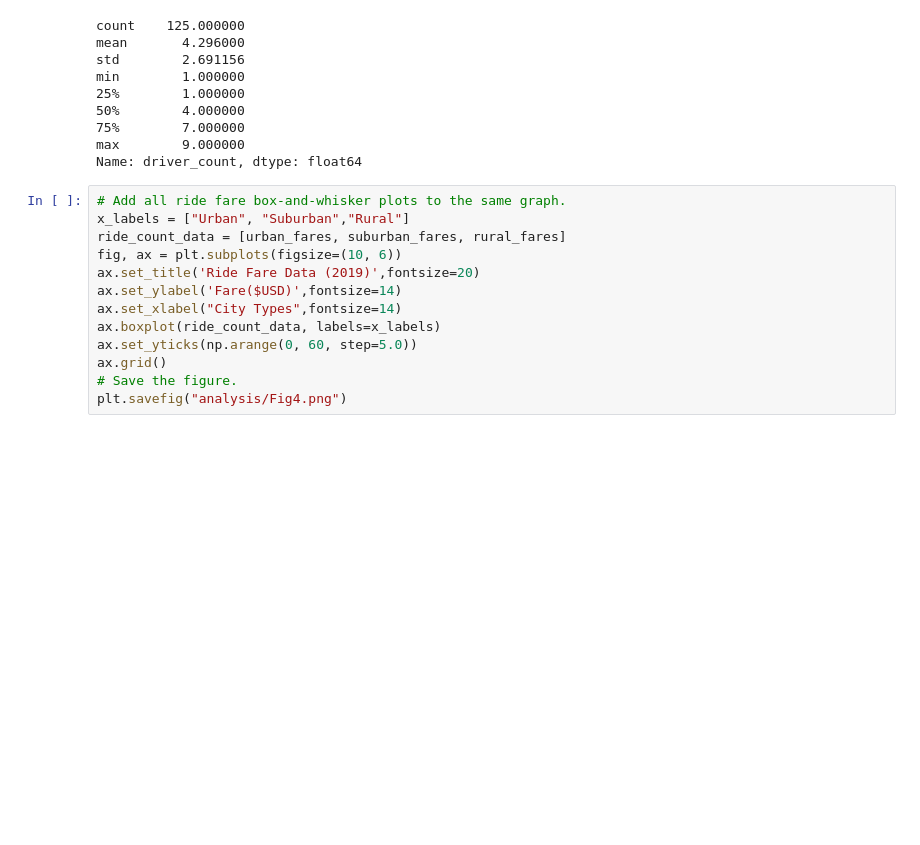
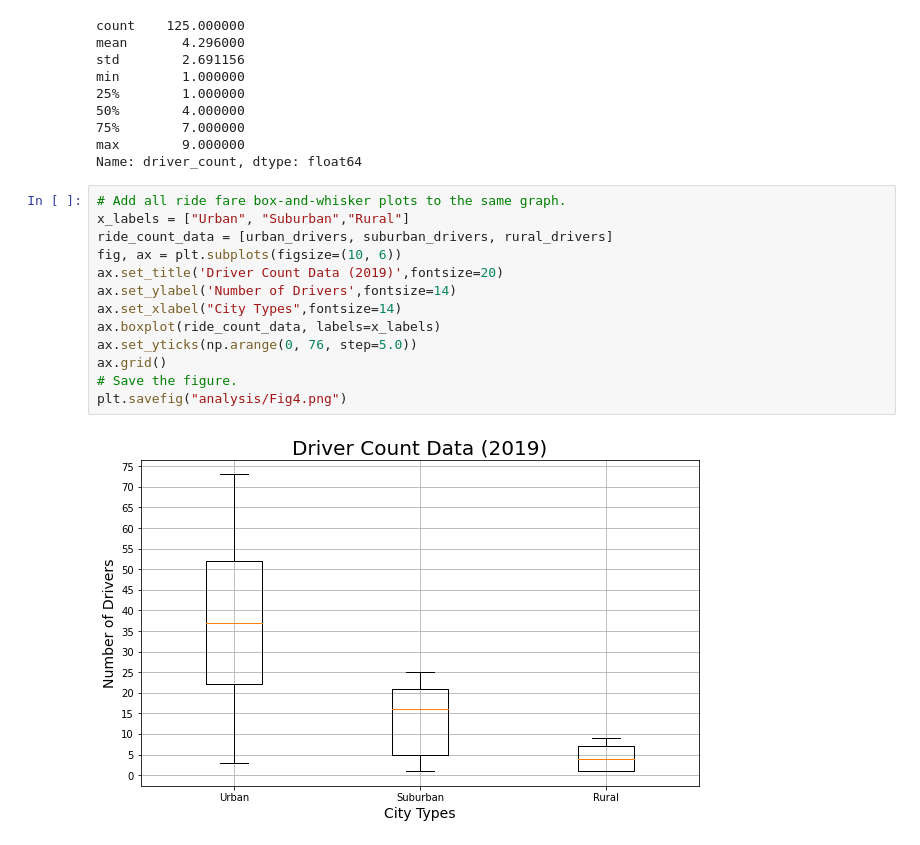
Before and after one commit to ajmotylinski/PyBer_Analysis, a Jupyter notebook: Pyber.ipynb, the cells around one changed output. Drawn from its saved outputs; the diff is of its cells as text; blank space fills up the shorter version.

```diff
--- a/Pyber.ipynb
+++ b/Pyber.ipynb
@@ -860,13 +860,15 @@ Name: driver_count, dtype: float64
 # %%
 # Add all ride fare box-and-whisker plots to the same graph.
 x_labels = ["Urban", "Suburban","Rural"]
-ride_count_data = [urban_fares, suburban_fares, rural_fares]
+ride_count_data = [urban_drivers, suburban_drivers, rural_drivers]
 fig, ax = plt.subplots(figsize=(10, 6))
-ax.set_title('Ride Fare Data (2019)',fontsize=20)
-ax.set_ylabel('Fare($USD)',fontsize=14)
+ax.set_title('Driver Count Data (2019)',fontsize=20)
+ax.set_ylabel('Number of Drivers',fontsize=14)
 ax.set_xlabel("City Types",fontsize=14)
 ax.boxplot(ride_count_data, labels=x_labels)
-ax.set_yticks(np.arange(0, 60, step=5.0))
+ax.set_yticks(np.arange(0, 76, step=5.0))
 ax.grid()
 # Save the figure.
 plt.savefig("analysis/Fig4.png")
+# %% [output]
+[figure, added]
```
Also changed, not shown: parts of 6 cells of this notebook, 1 other file.
